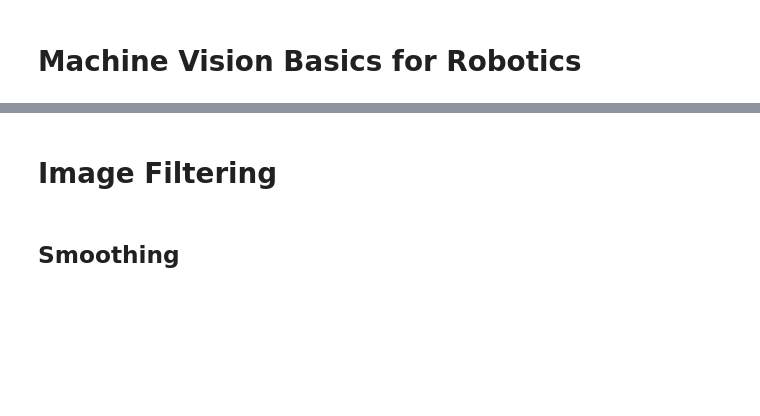
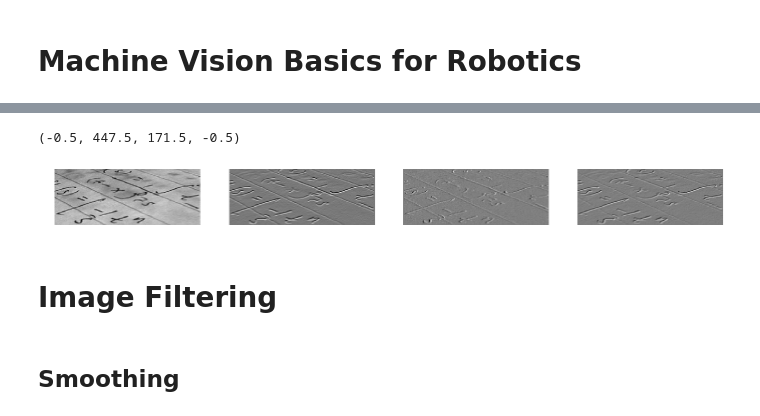
Before and after one commit to AngusG/machine-vision-image-processing, a Jupyter notebook: ENGG4460_Robotics_MachineVisionBasics.ipynb, the cells around one changed output, grey strips where cells are left out. Saved outputs shown, nothing was run; the diff lists cells and outputs as text; code cells hidden in the pictures; blank space fills up the shorter version.

```diff
--- a/ENGG4460_Robotics_MachineVisionBasics.ipynb
+++ b/ENGG4460_Robotics_MachineVisionBasics.ipynb
@@ -32,3 +17,36 @@ plt.imshow(mask)
+# %%
+from skimage import filters
+
+text = data.text()
+hsobel_text = filters.sobel_h(text)
+
+plt.figure(figsize=(24, 6))
+plt.subplot(141)
+plt.imshow(text, cmap='gray', interpolation='nearest')
+plt.axis('off')
+
+plt.subplot(142)
+plt.imshow(hsobel_text, cmap='gray', interpolation='nearest')
+plt.axis('off')
+
+
+'''
+We use the following kernel:
+  1   0  -1
+  2   0  -2
+  1   0  -1
+'''
+vsobel_text = filters.sobel_v(text)
+plt.subplot(143)
+plt.imshow(vsobel_text, cmap='gray', interpolation='nearest')
+plt.axis('off')
+
+plt.subplot(144)
+plt.imshow(hsobel_text + vsobel_text, cmap='gray', interpolation='nearest')
+plt.axis('off')
+# %% [output]
+(-0.5, 447.5, 171.5, -0.5)
+[figure, added]
 # %% [markdown]
 # Image Filtering
 # %%
```
Also changed, not shown: parts of 37 cells of this notebook.
